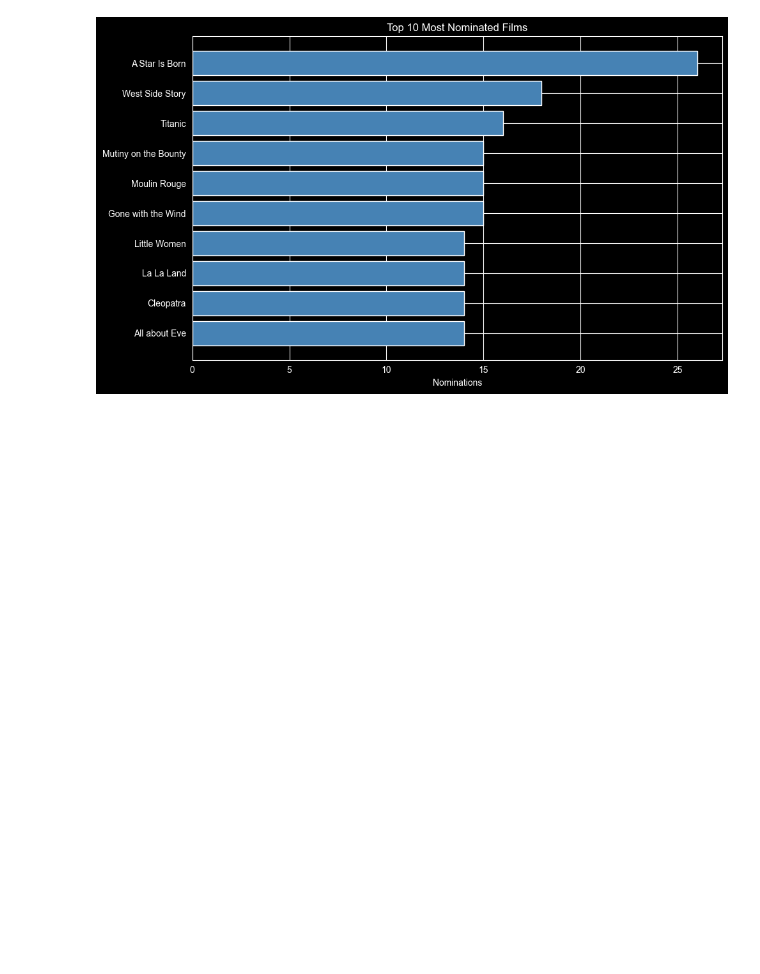
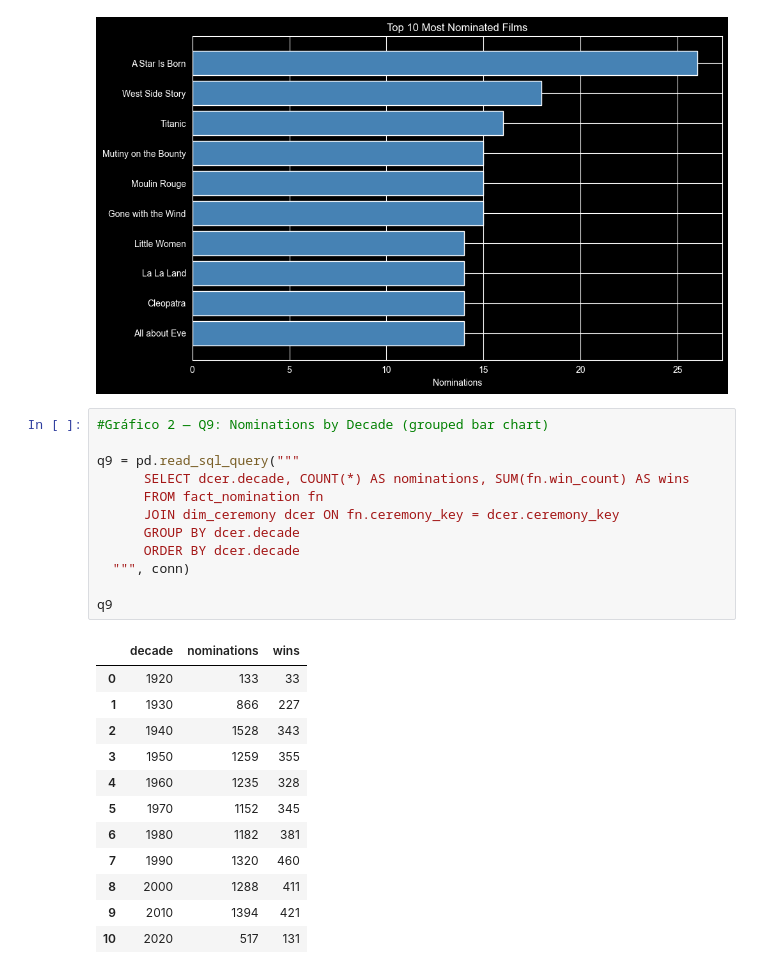
Before and after one commit to miguelsantos42/DW_Assig, a Jupyter notebook: visualizations.ipynb, the cells around one changed output. Drawn from its saved outputs; the diff is of its cells as text; blank space fills up the shorter version.

```diff
--- a/visualizations.ipynb
+++ b/visualizations.ipynb
@@ -69,3 +71,28 @@ plt.tight_layout()
 plt.show()
 # %% [output]
 [figure]
+# %%
+#Gráfico 2 — Q9: Nominations by Decade (grouped bar chart)
+
+q9 = pd.read_sql_query("""
+      SELECT dcer.decade, COUNT(*) AS nominations, SUM(fn.win_count) AS wins
+      FROM fact_nomination fn
+      JOIN dim_ceremony dcer ON fn.ceremony_key = dcer.ceremony_key
+      GROUP BY dcer.decade
+      ORDER BY dcer.decade
+  """, conn)
+
+q9
+# %% [output]
+|  | decade | nominations | wins |
+| 0 | 1920 | 133 | 33 |
+| 1 | 1930 | 866 | 227 |
+| 2 | 1940 | 1528 | 343 |
+| 3 | 1950 | 1259 | 355 |
+| 4 | 1960 | 1235 | 328 |
+| 5 | 1970 | 1152 | 345 |
+| 6 | 1980 | 1182 | 381 |
+| 7 | 1990 | 1320 | 460 |
+| 8 | 2000 | 1288 | 411 |
+| 9 | 2010 | 1394 | 421 |
+| 10 | 2020 | 517 | 131 |
```
Also changed, not shown: parts of 2 cells of this notebook.
